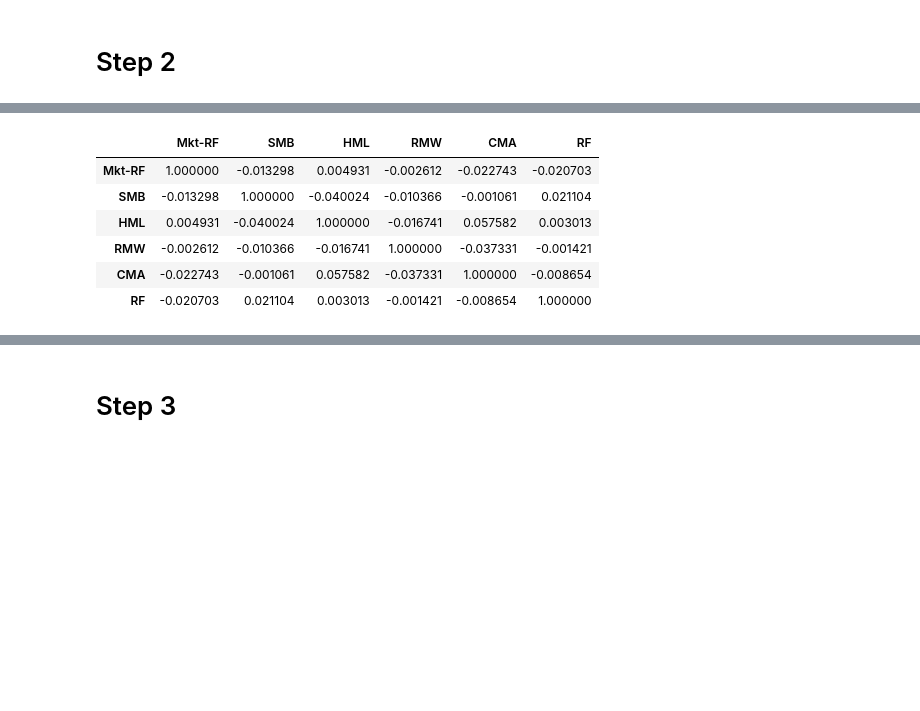
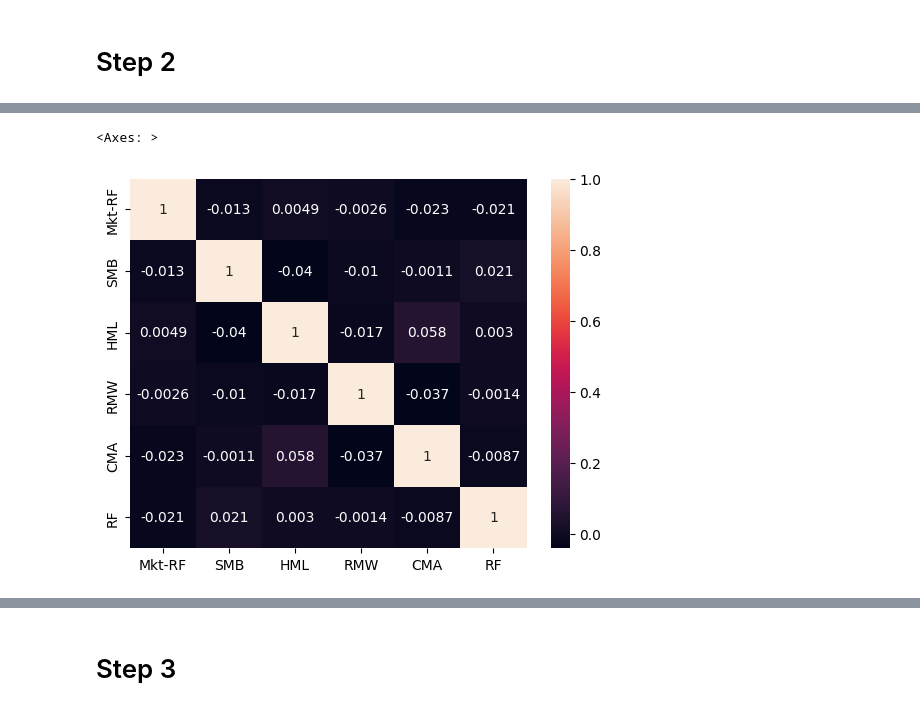
Before and after one commit to pankajti/wqu, a Jupyter notebook: portfolio_gwp1_p.ipynb, the cells around one changed output, grey strips where cells are left out. Drawn from its saved outputs; the diff is of its cells as text; code cells hidden in the pictures; blank space fills up the shorter version.

```diff
--- a/portfolio_gwp1_p.ipynb
+++ b/portfolio_gwp1_p.ipynb
@@ -75,13 +76,5 @@ for factor_name in factors_5_df:
 [figure]
 # %%
 factors_5_df_changes = factors_5_df.pct_change()
-# %%
-factors_5_df_changes.corr()
-# %% [output]
-|  | Mkt-RF | SMB | HML | RMW | CMA | RF |
-| Mkt-RF | 1.000000 | -0.013298 | 0.004931 | -0.002612 | -0.022743 | -0.020703 |
-| SMB | -0.013298 | 1.000000 | -0.040024 | -0.010366 | -0.001061 | 0.021104 |
-| HML | 0.004931 | -0.040024 | 1.000000 | -0.016741 | 0.057582 | 0.003013 |
-| RMW | -0.002612 | -0.010366 | -0.016741 | 1.000000 | -0.037331 | -0.001421 |
-| CMA | -0.022743 | -0.001061 | 0.057582 | -0.037331 | 1.000000 | -0.008654 |
-| RF | -0.020703 | 0.021104 | 0.003013 | -0.001421 | -0.008654 | 1.000000 |
+# %%
+factors_5_df_changes_cor = factors_5_df_changes.corr()
@@ -87,0 +83,5 @@ factors_5_df_changes.corr()
+# %%
+sns.heatmap(factors_5_df_changes_cor, annot = True)
+# %% [output]
+<Axes: >
+[figure, added]
```
Also changed, not shown: parts of 13 cells of this notebook.
